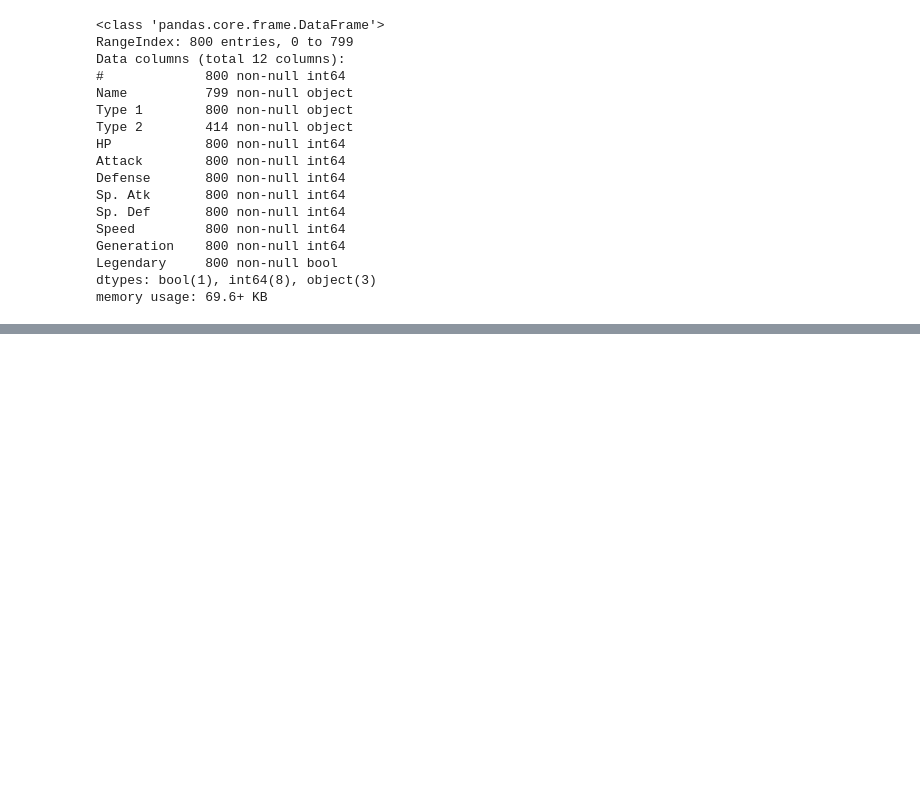
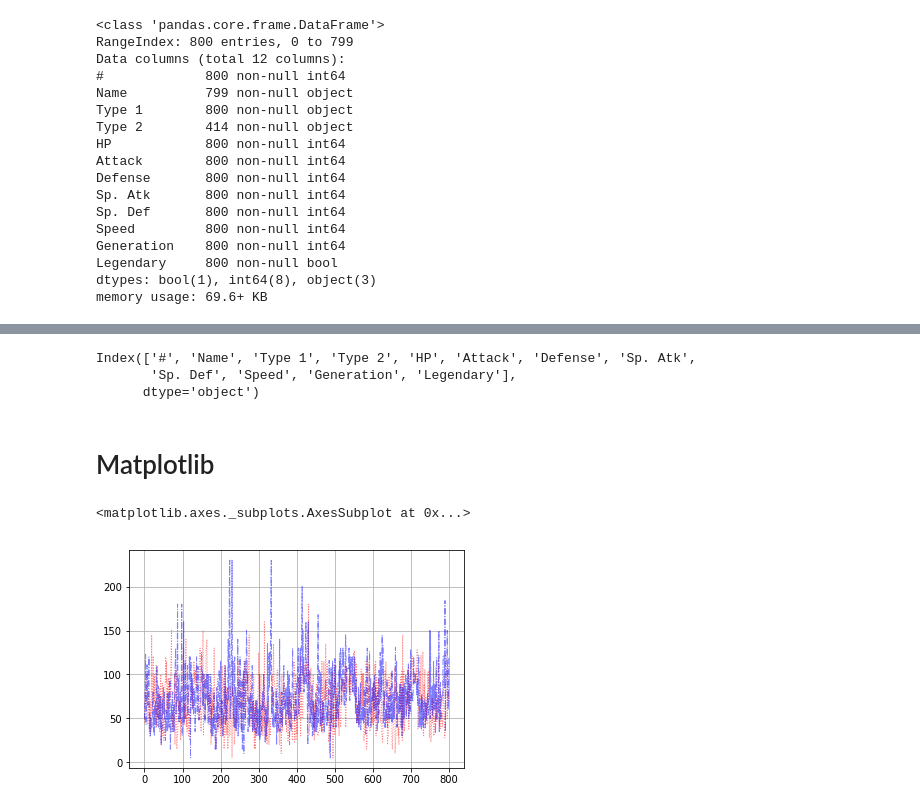
Before and after one commit to felzek/pokemon_data_analysis, a Jupyter notebook: Untitled.ipynb, the cells around one changed output, grey strips where cells are left out. Saved outputs shown, nothing was run; the diff lists cells and outputs as text; code cells hidden in the pictures; blank space fills up the shorter version.

```diff
--- a/Untitled.ipynb
+++ b/Untitled.ipynb
@@ -36,0 +74,16 @@ sns.headm
+# %%
+data.columns
+# %% [output]
+Index(['#', 'Name', 'Type 1', 'Type 2', 'HP', 'Attack', 'Defense', 'Sp. Atk',
+       'Sp. Def', 'Speed', 'Generation', 'Legendary'],
+      dtype='object')
+# %% [markdown]
+# Matplotlib
+# %%
+data.Speed.plot(kind = 'line',color = 'r', label = 'Speed',linewidth=1,alpha=0.5,grid=True,linestyle=":")
+data.Defense.plot(color = 'b',label='Defense',linewidth = 1,alpha=0.5,grid=True,linestyle='-.')
+plt.legend(loc='upper right')
+plt.xlab
+# %% [output]
+<matplotlib.axes._subplots.AxesSubplot at 0x...>
+[figure, added]
```
Also changed, not shown: parts of 4 cells of this notebook.
